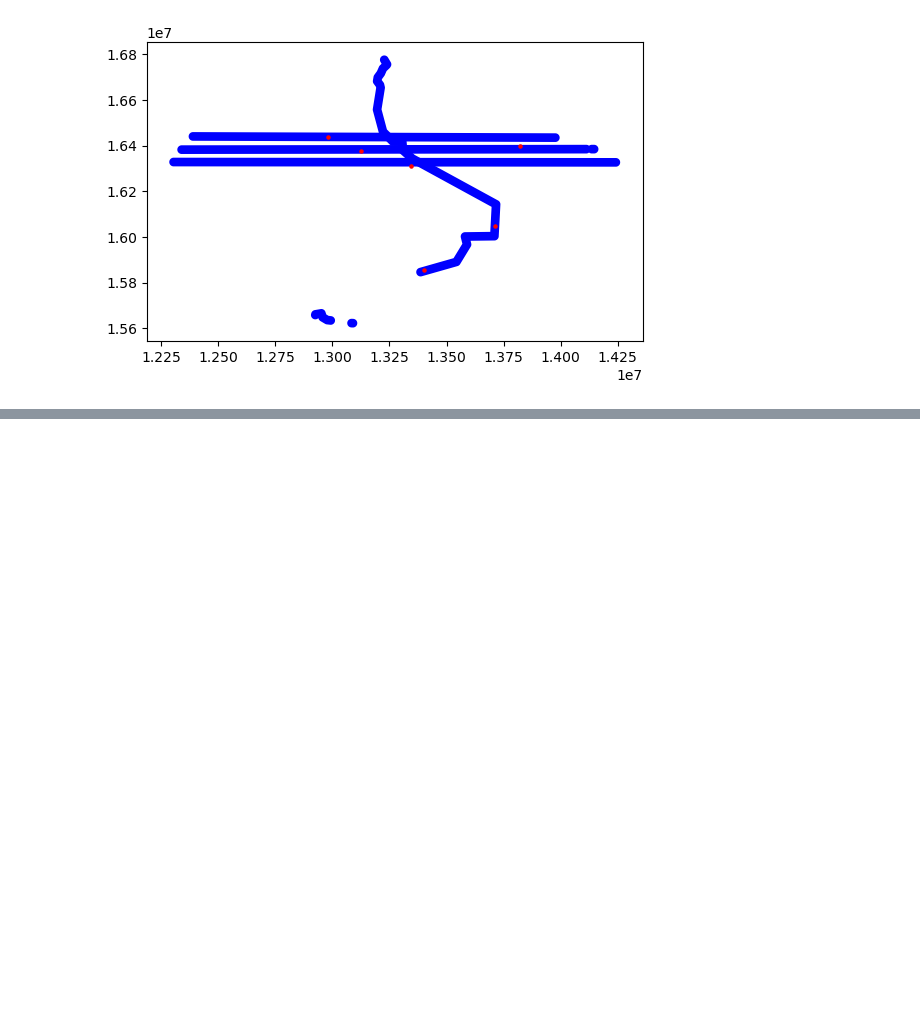
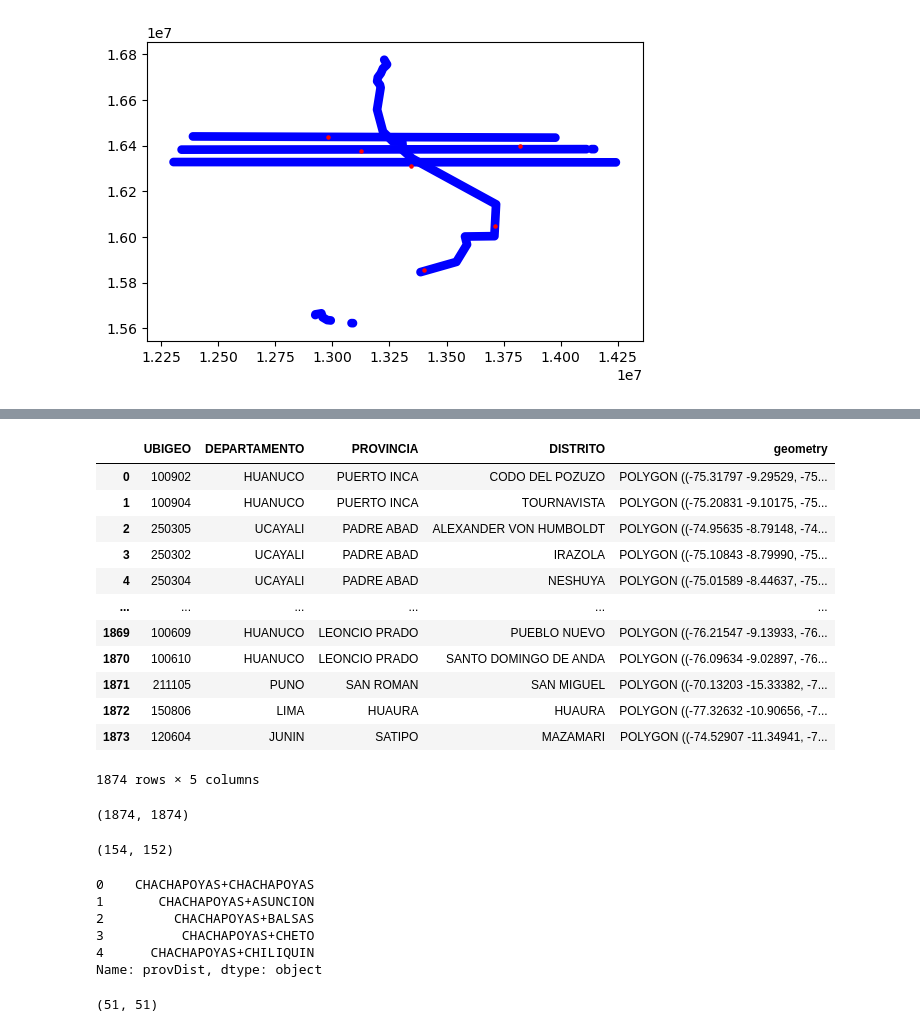
Before and after one commit to ZurinaGarcia/FINAL, a Jupyter notebook: nuevo.ipynb, the cells around one changed output, grey strips where cells are left out. Saved outputs shown, nothing was run; the diff lists cells and outputs as text; code cells hidden in the pictures; blank space fills up the shorter version.

```diff
--- a/nuevo.ipynb
+++ b/nuevo.ipynb
@@ -424,0 +433,6 @@ DriverError: data\provincia_maps.zipp: No such file or directory
+# %%
+# Seleccionar columnas específicas
+datadismap = datadismap[['UBIGEO', 'NOMBDEP', 'NOMBPROV', 'NOMBDIST', 'geometry']]
+
+# Mostrar las primeras filas para verificar la selección
+datadismap.head()
@@ -424,0 +446,25 @@ DriverError: data\provincia_maps.zipp: No such file or directory
+# %%
+datadismap.rename(columns={'NOMBDEP':'DEPARTAMENTO'},inplace=True)
+datadismap.rename(columns={'NOMBPROV':'PROVINCIA'},inplace=True)
+datadismap.rename(columns={'NOMBDIST':'DISTRITO'},inplace=True)
+# %%
+#poner todo en mayúscula y eliminar los espacios en blanco alrededor de los valores
+capitalizeColumns=lambda x: x.str.upper().str.strip()
+datadis[['Provincia','Distrito']]=datadis[['Provincia','Distrito']].apply(capitalizeColumns)
+datadismap[['PROVINCIA','DISTRITO']]=datadismap[['PROVINCIA','DISTRITO']].apply(capitalizeColumns)
+# %%
+datadismap
+# %% [output]
+|  | UBIGEO | DEPARTAMENTO | PROVINCIA | DISTRITO | geometry |
+| 0 | 100902 | HUANUCO | PUERTO INCA | CODO DEL POZUZO | POLYGON ((-75.31797 -9.29529, -75... |
+| 1 | 100904 | HUANUCO | PUERTO INCA | TOURNAVISTA | POLYGON ((-75.20831 -9.10175, -75... |
+| 2 | 250305 | UCAYALI | PADRE ABAD | ALEXANDER VON HUMBOLDT | POLYGON ((-74.95635 -8.79148, -74... |
+| 3 | 250302 | UCAYALI | PADRE ABAD | IRAZOLA | POLYGON ((-75.10843 -8.79990, -75... |
+| 4 | 250304 | UCAYALI | PADRE ABAD | NESHUYA | POLYGON ((-75.01589 -8.44637, -75... |
+| ... | ... | ... | ... | ... | ... |
+| 1869 | 100609 | HUANUCO | LEONCIO PRADO | PUEBLO NUEVO | POLYGON ((-76.21547 -9.13933, -76... |
+| 1870 | 100610 | HUANUCO | LEONCIO PRADO | SANTO DOMINGO DE ANDA | POLYGON ((-76.09634 -9.02897, -76... |
+| 1871 | 211105 | PUNO | SAN ROMAN | SAN MIGUEL | POLYGON ((-70.13203 -15.33382, -7... |
+| 1872 | 150806 | LIMA | HUAURA | HUAURA | POLYGON ((-77.32632 -10.90656, -7... |
+| 1873 | 120604 | JUNIN | SATIPO | MAZAMARI | POLYGON ((-74.52907 -11.34941, -7... |
+1874 rows × 5 columns
@@ -424,0 +480,23 @@ DriverError: data\provincia_maps.zipp: No such file or directory
+# %%
+#numero de filas de la data de mapa y data
+len(datadis.Distrito),len(datadismap.DISTRITO)
+# %% [output]
+(1874, 1874)
+# %%
+#vemos cuantos repetidos hay
+datadis.Distrito.duplicated().sum(),datadismap.DISTRITO.duplicated().sum()
+# %% [output]
+(154, 152)
+# %%
+#crear una nueva columna que une la provincia y el distrito
+datadis['provDist']=["+".join(pd) for pd in zip (datadis.Provincia,datadis.Distrito)]
+datadismap['provDist']=["+".join(pd) for pd in zip (datadismap.PROVINCIA,datadismap.DISTRITO)]
+#vemos cómo se ve la nueva columna
+datadis['provDist'].head()
+# %% [output]
+0    CHACHAPOYAS+CHACHAPOYAS
+1       CHACHAPOYAS+ASUNCION
+2         CHACHAPOYAS+BALSAS
+3          CHACHAPOYAS+CHETO
+4      CHACHAPOYAS+CHILIQUIN
+Name: provDist, dtype: object
@@ -424,0 +511,5 @@ DriverError: data\provincia_maps.zipp: No such file or directory
+# %%
+#cantidad de distritos que están escritos diferente
+len(nomatch_df), len(nomatch_gdf)
+# %% [output]
+(51, 51)
```
Also changed, not shown: parts of 16 cells of this notebook, 1 other file.
